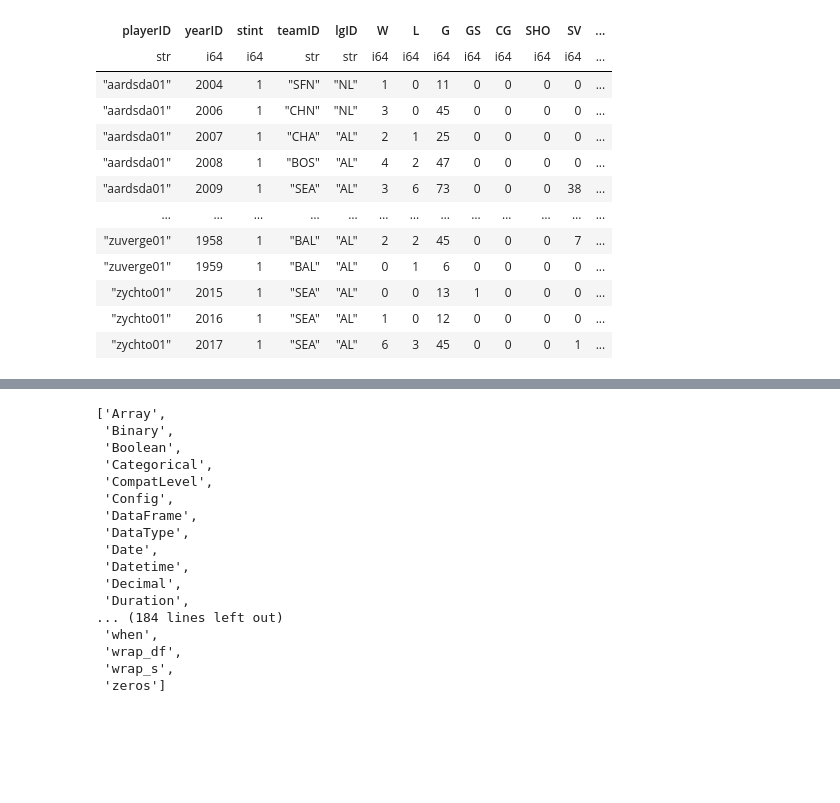
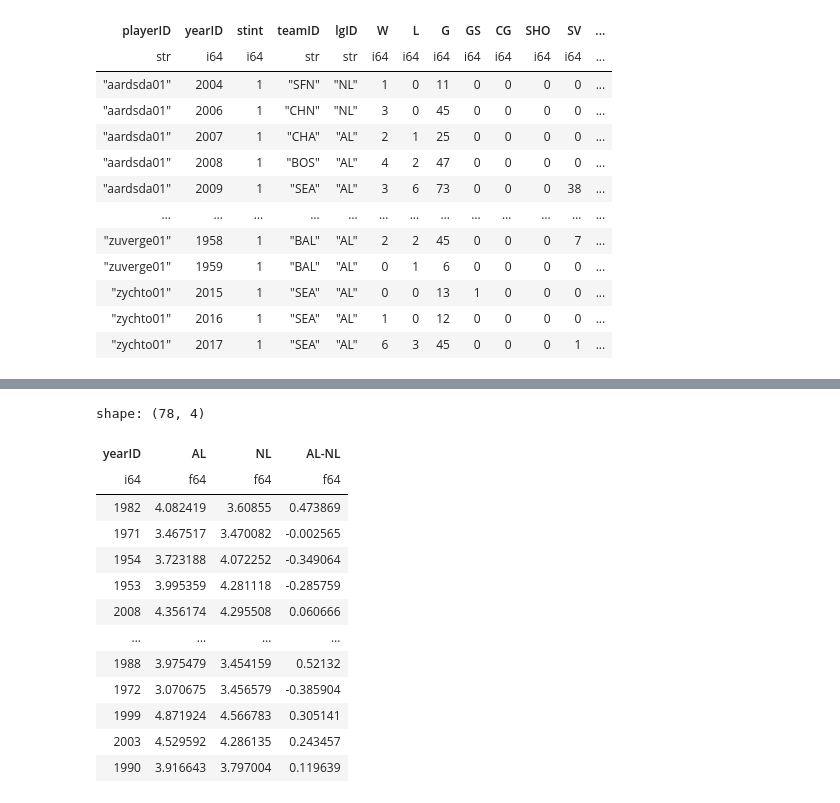
Before and after one commit to camghal18/my_site, a Jupyter notebook: data/lab1_1.ipynb, the cells around one changed output, grey strips where cells are left out. Saved outputs shown, nothing was run; the diff lists cells and outputs as text; code cells hidden in the pictures; blank space fills up the shorter version.

```diff
--- a/data/lab1_1.ipynb
+++ b/data/lab1_1.ipynb
@@ -109,20 +112,20 @@ shape: (156, 6)
-# %%
-dir(pl)
-# %% [output]
-['Array',
- 'Binary',
- 'Boolean',
- 'Categorical',
- 'CompatLevel',
- 'Config',
- 'DataFrame',
- 'DataType',
- 'Date',
- 'Datetime',
- 'Decimal',
- 'Duration',
-... (184 lines left out)
- 'when',
- 'wrap_df',
- 'wrap_s',
- 'zeros']
+# %%
+pitching_stacked = (new_pitching_data.pivot(index = 'yearID', on = 'lgID',values = 'ERA'))
+pitching_stacked = (pitching_stacked.with_columns((pl.col('AL')- pl.col('NL')).alias('AL-NL')))
+
+pitching_stacked.head(78)
+# %% [output]
+shape: (78, 4)
+| yearID | AL | NL | AL-NL |
+| i64 | f64 | f64 | f64 |
+| 1982 | 4.082419 | 3.60855 | 0.473869 |
+| 1971 | 3.467517 | 3.470082 | -0.002565 |
+| 1954 | 3.723188 | 4.072252 | -0.349064 |
+| 1953 | 3.995359 | 4.281118 | -0.285759 |
+| 2008 | 4.356174 | 4.295508 | 0.060666 |
+| … | … | … | … |
+| 1988 | 3.975479 | 3.454159 | 0.52132 |
+| 1972 | 3.070675 | 3.456579 | -0.385904 |
+| 1999 | 4.871924 | 4.566783 | 0.305141 |
+| 2003 | 4.529592 | 4.286135 | 0.243457 |
+| 1990 | 3.916643 | 3.797004 | 0.119639 |
```
Also changed, not shown: parts of 7 cells of this notebook, 2 other files.
